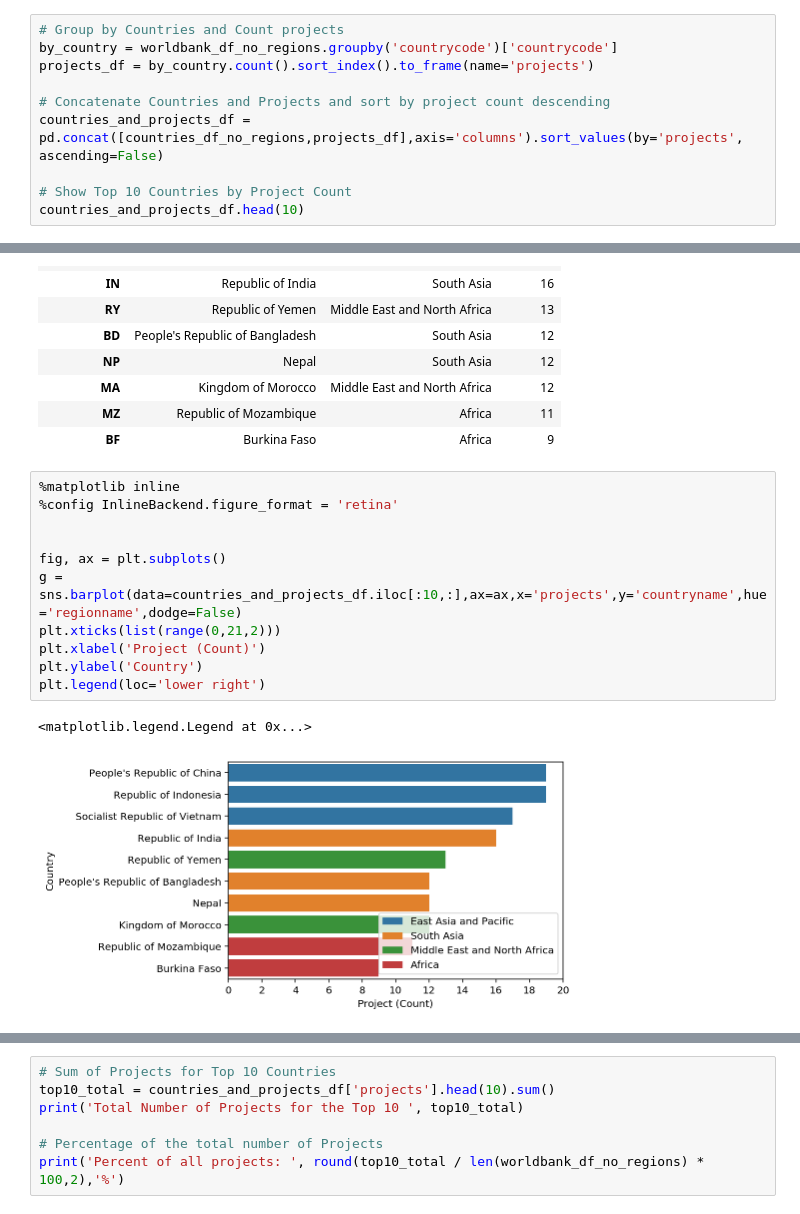
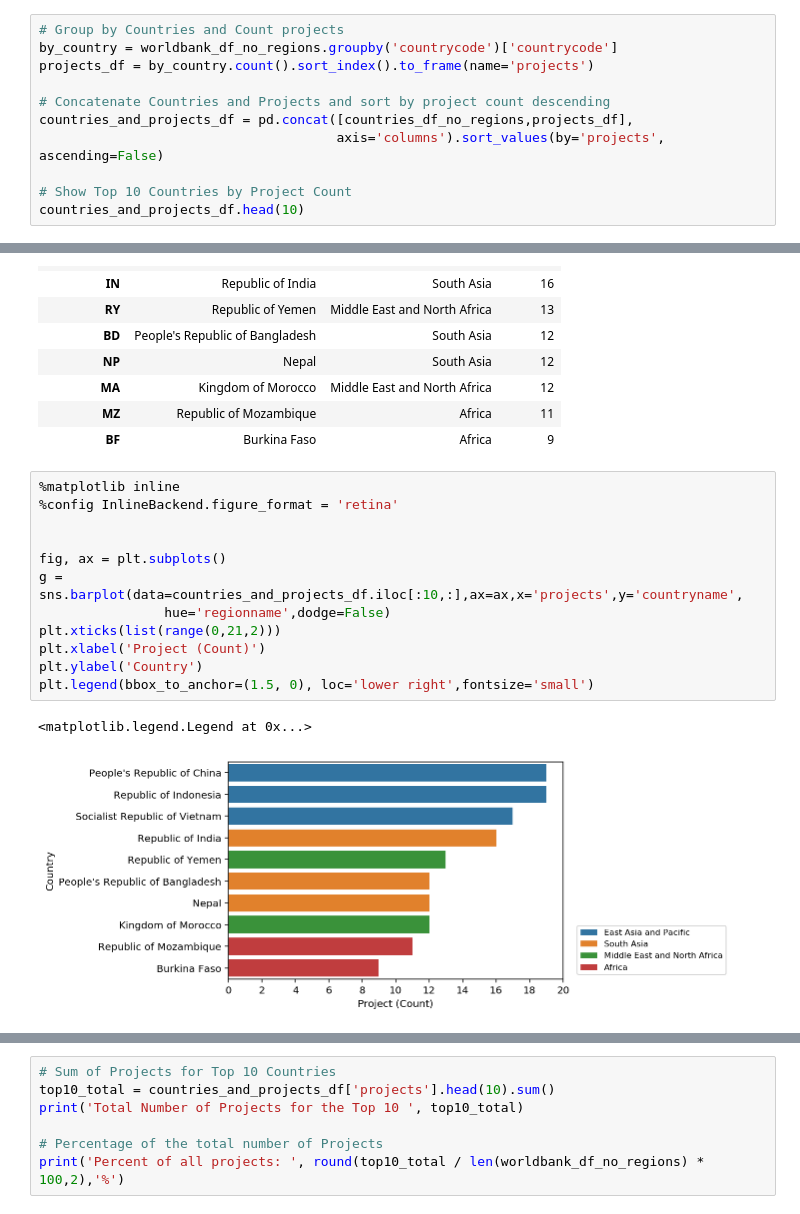
Before and after one commit to Germoe/sb_intermediate_course, a Jupyter notebook: exercises/Worldbank_JSON_Exercise/Worldbank_JSON_Notebook.ipynb, the cells around one changed output, grey strips where cells are left out. Drawn from its saved outputs; the diff is of its cells as text.

```diff
--- a/exercises/Worldbank_JSON_Exercise/Worldbank_JSON_Notebook.ipynb
+++ b/exercises/Worldbank_JSON_Exercise/Worldbank_JSON_Notebook.ipynb
@@ -143,7 +145,8 @@ by_country = worldbank_df_no_regions.groupby('countrycode')['countrycode']
 projects_df = by_country.count().sort_index().to_frame(name='projects')
 
 # Concatenate Countries and Projects and sort by project count descending
-countries_and_projects_df = pd.concat([countries_df_no_regions,projects_df],axis='columns').sort_values(by='projects', ascending=False)
+countries_and_projects_df = pd.concat([countries_df_no_regions,projects_df],
+                                      axis='columns').sort_values(by='projects', ascending=False)
 
 # Show Top 10 Countries by Project Count
 countries_and_projects_df.head(10)
@@ -163,14 +166,15 @@ countries_and_projects_df.head(10)
 # %%
 %matplotlib inline
 %config InlineBackend.figure_format = 'retina'
 
 
 fig, ax = plt.subplots()
-g = sns.barplot(data=countries_and_projects_df.iloc[:10,:],ax=ax,x='projects',y='countryname',hue='regionname',dodge=False)
+g = sns.barplot(data=countries_and_projects_df.iloc[:10,:],ax=ax,x='projects',y='countryname',
+                hue='regionname',dodge=False)
 plt.xticks(list(range(0,21,2)))
 plt.xlabel('Project (Count)')
 plt.ylabel('Country')
-plt.legend(loc='lower right')
+plt.legend(bbox_to_anchor=(1.5, 0), loc='lower right',fontsize='small')
 # %% [output]
 <matplotlib.legend.Legend at 0x...>
-[figure, old version]
+[figure, new version]
```
Also changed, not shown: parts of 22 cells of this notebook.
